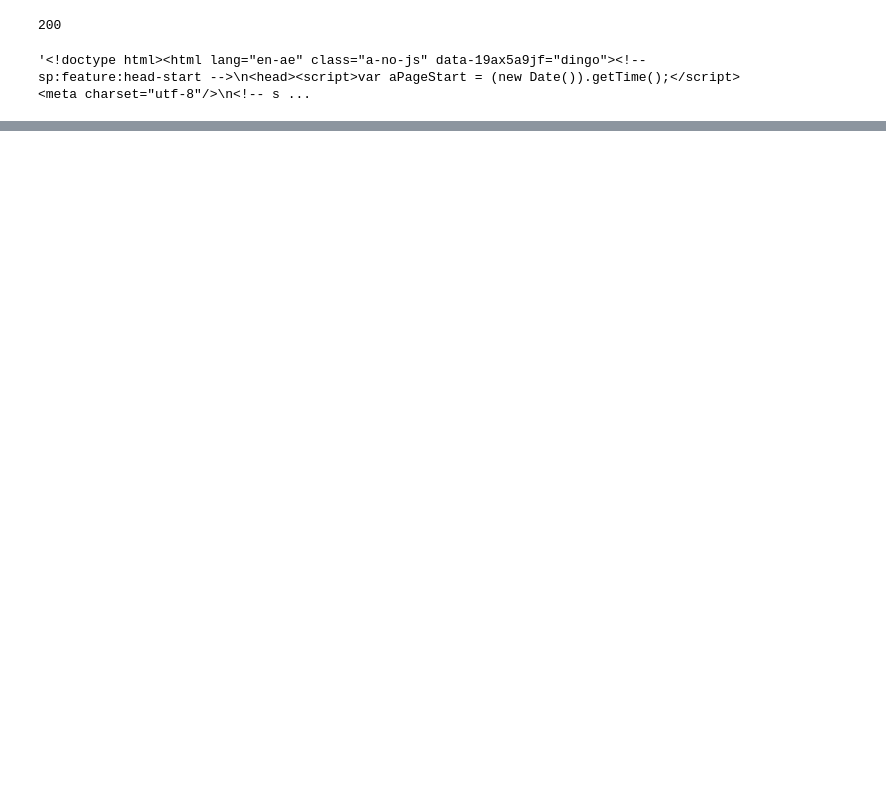
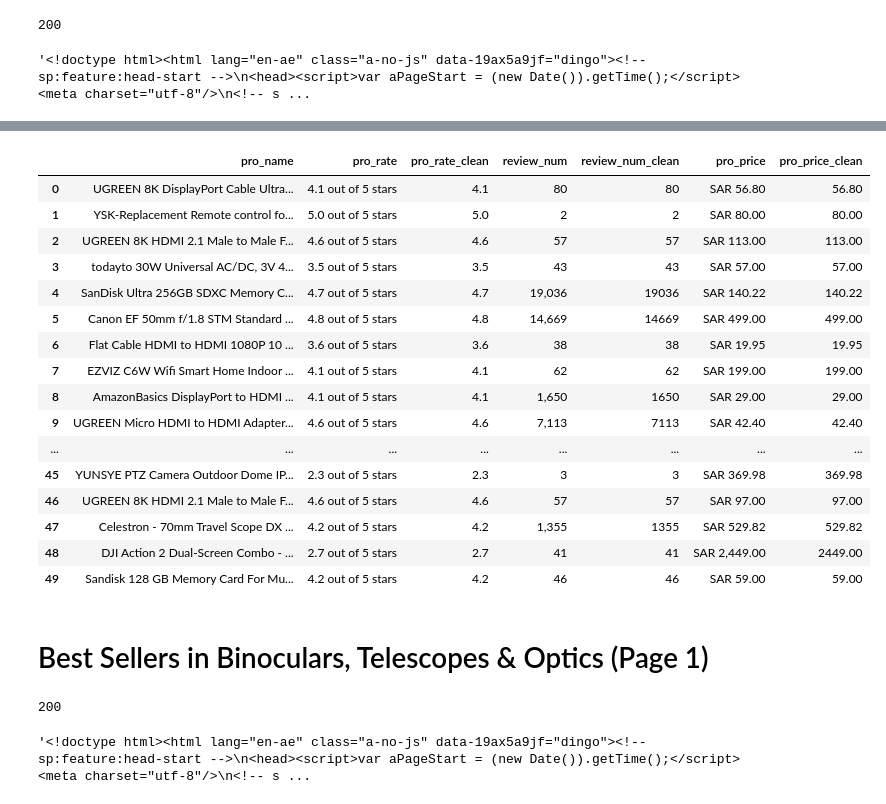
Before and after one commit to NjoodMoh/Linear-Regression, a Jupyter notebook: p2.ipynb, the cells around one changed output, grey strips where cells are left out. Saved outputs shown, nothing was run; the diff lists cells and outputs as text; code cells hidden in the pictures; blank space fills up the shorter version.

```diff
--- a/p2.ipynb
+++ b/p2.ipynb
@@ -339,0 +491,3 @@ products_df
+# %%
+response = requests.get(url)
+response.status_code
@@ -339,0 +500,3 @@ products_df
+# %%
+page = response.text
+soup = BeautifulSoup(page, 'lxml')
@@ -339,0 +560,9 @@ products_df
+# %%
+for i in (soup.find("li", "zg-item-immersion")):
+    print(str.strip(get_data(i, "a", "a-link-normal")))
+    print(get_data(i, "span", "a-icon-alt"))
+    print(clean_num(get_data(i, "span", "a-icon-alt").split(" ")[0]))
+    print(get_data(i, "a","a-size-small a-link-normal"))
+    print(clean_num(get_data(i, "a","a-size-small a-link-normal")))
+    print(get_data(i, "span","p13n-sc-price"))
+    print(clean_num(get_data(i, "span", "p13n-sc-price")))
@@ -339,0 +577,44 @@ products_df
+# %%
+products_list = []
+for i in (soup.find_all("li", class_ = "zg-item-immersion")):
+    pro_name = (str.strip(get_data(i, "a", "a-link-normal")))
+    pro_rate= (get_data(i, "span", "a-icon-alt"))
+    pro_rate_clean = (clean_num(get_data(i, "span", "a-icon-alt").split(" ")[0]))
+    review_num = (get_data(i, "a","a-size-small a-link-normal"))
+    review_num_clean = (clean_num(get_data(i, "a","a-size-small a-link-normal")))
+    pro_price = (get_data(i, "span","p13n-sc-price"))
+    pro_price_clean = (clean_num(get_data(i, "span", "p13n-sc-price")))
+
+    headers = ['pro_name', 'pro_rate', 'pro_rate_clean','review_num',
+              'review_num_clean', 'pro_price','pro_price_clean']
+    products_dict = dict(zip(headers, [ pro_name,
+                                    pro_rate,
+                                    pro_rate_clean,
+                                    review_num,
+                                    review_num_clean,
+                                    pro_price,
+                                    pro_price_clean]))
+    products_list.append(products_dict)
+# %%
+products_df = pd.DataFrame(products_list).replace("",np.nan)  #convert list of dict to df
+products_df
+# %% [output]
+|  | pro_name | pro_rate | pro_rate_clean | review_num | review_num_clean | pro_price | pro_price_clean |
+| 0 | UGREEN 8K DisplayPort Cable Ultra... | 4.1 out of 5 stars | 4.1 | 80 | 80 | SAR 56.80 | 56.80 |
+| 1 | YSK-Replacement Remote control fo... | 5.0 out of 5 stars | 5.0 | 2 | 2 | SAR 80.00 | 80.00 |
+| 2 | UGREEN 8K HDMI 2.1 Male to Male F... | 4.6 out of 5 stars | 4.6 | 57 | 57 | SAR 113.00 | 113.00 |
+| 3 | todayto 30W Universal AC/DC, 3V 4... | 3.5 out of 5 stars | 3.5 | 43 | 43 | SAR 57.00 | 57.00 |
+| 4 | SanDisk Ultra 256GB SDXC Memory C... | 4.7 out of 5 stars | 4.7 | 19,036 | 19036 | SAR 140.22 | 140.22 |
+| 5 | Canon EF 50mm f/1.8 STM Standard ... | 4.8 out of 5 stars | 4.8 | 14,669 | 14669 | SAR 499.00 | 499.00 |
+| 6 | Flat Cable HDMI to HDMI 1080P 10 ... | 3.6 out of 5 stars | 3.6 | 38 | 38 | SAR 19.95 | 19.95 |
+| 7 | EZVIZ C6W Wifi Smart Home Indoor ... | 4.1 out of 5 stars | 4.1 | 62 | 62 | SAR 199.00 | 199.00 |
+| 8 | AmazonBasics DisplayPort to HDMI ... | 4.1 out of 5 stars | 4.1 | 1,650 | 1650 | SAR 29.00 | 29.00 |
+| 9 | UGREEN Micro HDMI to HDMI Adapter... | 4.6 out of 5 stars | 4.6 | 7,113 | 7113 | SAR 42.40 | 42.40 |
+| ... | ... | ... | ... | ... | ... | ... | ... |
+| 45 | YUNSYE PTZ Camera Outdoor Dome IP... | 2.3 out of 5 stars | 2.3 | 3 | 3 | SAR 369.98 | 369.98 |
+| 46 | UGREEN 8K HDMI 2.1 Male to Male F... | 4.6 out of 5 stars | 4.6 | 57 | 57 | SAR 97.00 | 97.00 |
+| 47 | Celestron - 70mm Travel Scope DX ... | 4.2 out of 5 stars | 4.2 | 1,355 | 1355 | SAR 529.82 | 529.82 |
+| 48 | DJI Action 2 Dual-Screen Combo - ... | 2.7 out of 5 stars | 2.7 | 41 | 41 | SAR 2,449.00 | 2449.00 |
+| 49 | Sandisk 128 GB Memory Card For Mu... | 4.2 out of 5 stars | 4.2 | 46 | 46 | SAR 59.00 | 59.00 |
+# %% [markdown]
+# Best Sellers in Binoculars, Telescopes & Optics (Page 1)
@@ -339,0 +623,9 @@ products_df
+# %%
+response = requests.get(url)
+response.status_code
+# %% [output]
+200
+# %%
+response.text[:1000]
+# %% [output]
+'<!doctype html><html lang="en-ae" class="a-no-js" data-19ax5a9jf="dingo"><!-- sp:feature:head-start -->\n<head><script>var aPageStart = (new Date()).getTime();</script><meta charset="utf-8"/>\n<!-- s ...
```
Also changed, not shown: parts of 96 cells of this notebook.
